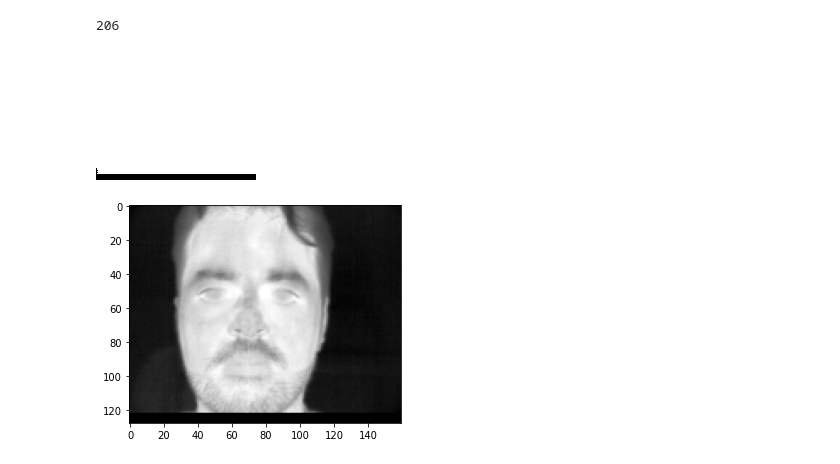
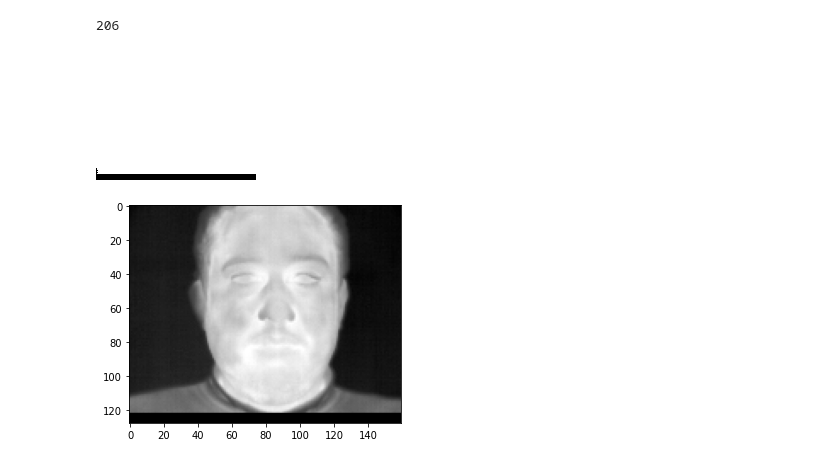
Before and after one commit to NSEvent/drunk-detection-CNN, a Jupyter notebook: jupyter/brainstorm.ipynb, the cells around one changed output. Cells and saved outputs as stored; diff of their text form; code cells hidden in the pictures.

```diff
--- a/jupyter/brainstorm.ipynb
+++ b/jupyter/brainstorm.ipynb
@@ -160,11 +158,11 @@ len(X_train)
 206
 # %%
 from matplotlib import pyplot
-pyplot.imshow(X_train[84], cmap='gray')
+pyplot.imshow(X_train[7], cmap='gray')
 display(Image.fromarray(X_train[1]*2000).convert('L'))
 # %% [output]
 [figure]
-[figure, old version]
+[figure, new version]
 # %%
 import tensorflow as tf
 
```
Also changed, not shown: parts of 4 cells of this notebook, 1 other file.
